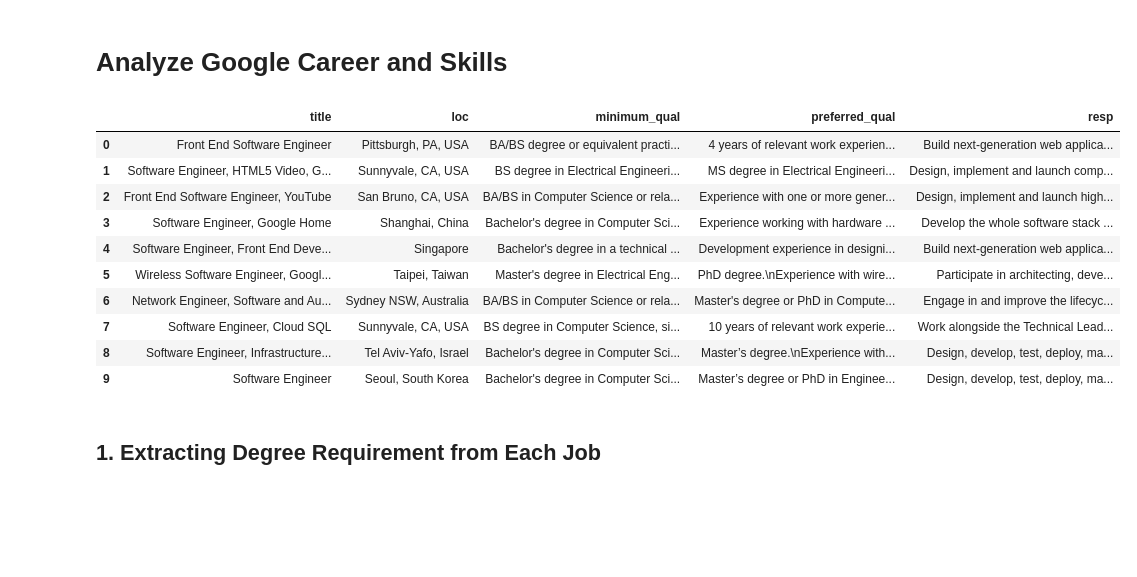
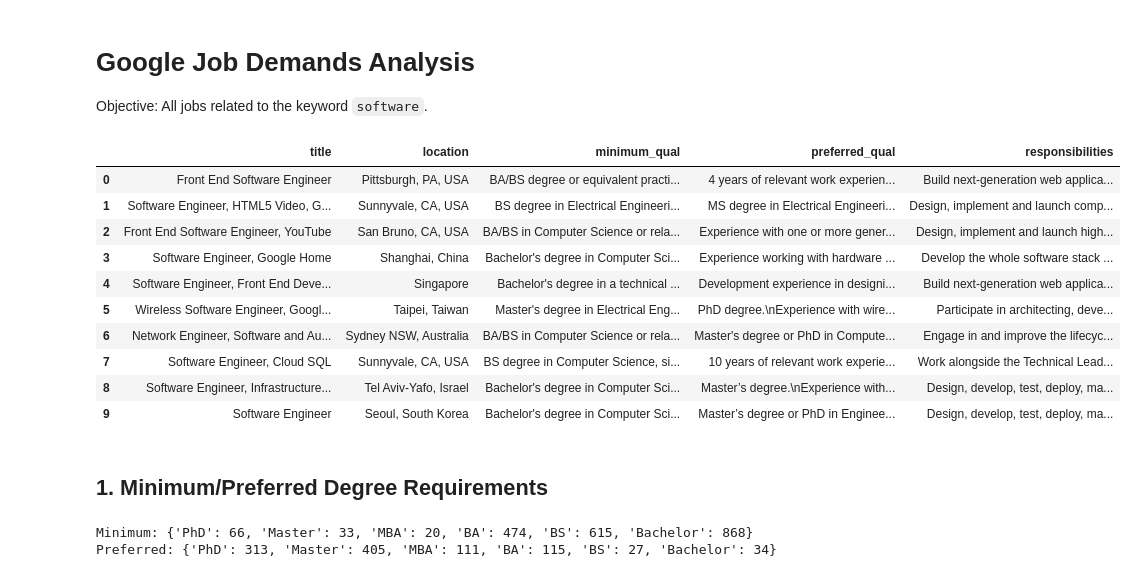
Before and after one commit to aesophor/DataScience, a Jupyter notebook: 05-Final-Project/Analyzing Google Career and Skills.ipynb, the cells around one changed output. Saved outputs shown, nothing was run; the diff lists cells and outputs as text; code cells hidden in the pictures; blank space fills up the shorter version.

```diff
--- a/05-Final-Project/Analyzing Google Career and Skills.ipynb
+++ b/05-Final-Project/Analyzing Google Career and Skills.ipynb
@@ -1,19 +1,24 @@
-# %% [markdown]
-# Analyze Google Career and Skills
+# %% [markdown]
+# Google Job Demands Analysis
+Objective: All jobs related to the keyword `software`.
 # %%
 # Make your plot output stored in the notebook.
 %matplotlib inline
+
+import sys
+sys.path.insert(0, '../modules/')
+from fintextmin import *
 
 import pandas
 import matplotlib
 import numpy as np
 from matplotlib import pyplot as plt
 matplotlib.style.use('ggplot')
 
-dat = pandas.read_csv('google_jobs.csv')
-dat.head(10)
+df = pandas.read_csv('google_jobs.csv')
+df.head(10)
 # %% [output]
-|  | title | loc | minimum_qual | preferred_qual | resp |
+|  | title | location | minimum_qual | preferred_qual | responsibilities |
 | 0 | Front End Software Engineer | Pittsburgh, PA, USA | BA/BS degree or equivalent practi... | 4 years of relevant work experien... | Build next-generation web applica... |
 | 1 | Software Engineer, HTML5 Video, G... | Sunnyvale, CA, USA | BS degree in Electrical Engineeri... | MS degree in Electrical Engineeri... | Design, implement and launch comp... |
 | 2 | Front End Software Engineer, YouTube | San Bruno, CA, USA | BA/BS in Computer Science or rela... | Experience with one or more gener... | Design, implement and launch high... |
@@ -24,5 +29,3 @@ dat.head(10)
 | 7 | Software Engineer, Cloud SQL | Sunnyvale, CA, USA | BS degree in Computer Science, si... | 10 years of relevant work experie... | Work alongside the Technical Lead... |
 | 8 | Software Engineer, Infrastructure... | Tel Aviv-Yafo, Israel | Bachelor's degree in Computer Sci... | Master’s degree.\nExperience with... | Design, develop, test, deploy, ma... |
 | 9 | Software Engineer | Seoul, South Korea | Bachelor's degree in Computer Sci... | Master’s degree or PhD in Enginee... | Design, develop, test, deploy, ma... |
-# %% [markdown]
-## 1. Extracting Degree Requirement from Each Job
@@ -49,0 +32,2 @@ degree_reqs = dict(sorted(degree_reqs.items(), key=lambda kv: kv[1]))
+# %% [markdown]
+## 1. Minimum/Preferred Degree Requirements
@@ -50 +55,13 @@ degree_reqs = dict(sorted(degree_reqs.items(), key=lambda kv: kv[1]))
+# %%
+keywords = ['PhD', 'Master', 'MBA', 'BA', 'BS', 'Bachelor']
+
+# Count keyword frequency.
+min_degree_reqs = count_keywords_freq(df, 'minimum_qual', keywords)
+pref_degree_reqs = count_keywords_freq(df, 'preferred_qual', keywords)
+
+print("Minimum: " + str(min_degree_reqs))
+print("Preferred: " + str(pref_degree_reqs))
+# %% [output]
+Minimum: {'PhD': 66, 'Master': 33, 'MBA': 20, 'BA': 474, 'BS': 615, 'Bachelor': 868}
+Preferred: {'PhD': 313, 'Master': 405, 'MBA': 111, 'BA': 115, 'BS': 27, 'Bachelor': 34}
 # %%
```
Also changed, not shown: parts of 32 cells of this notebook, 1 other file.
